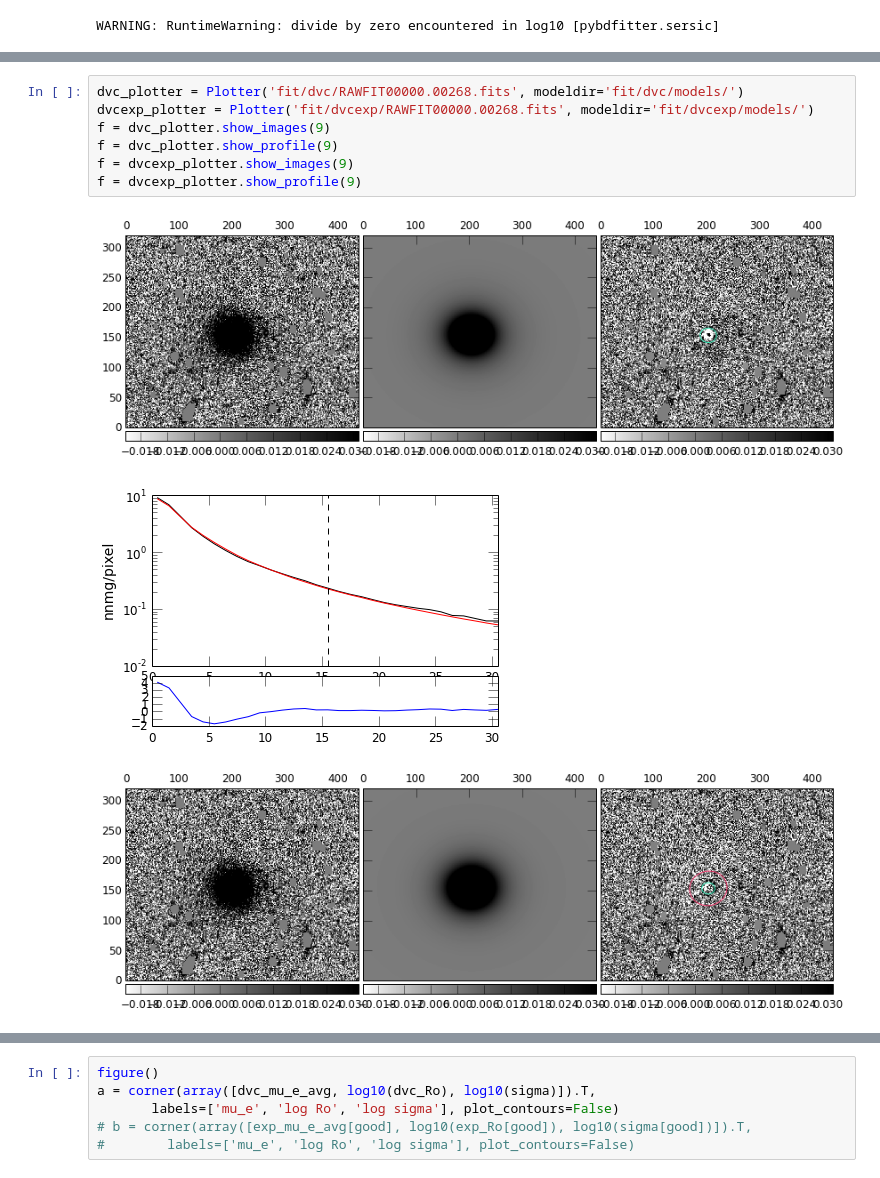
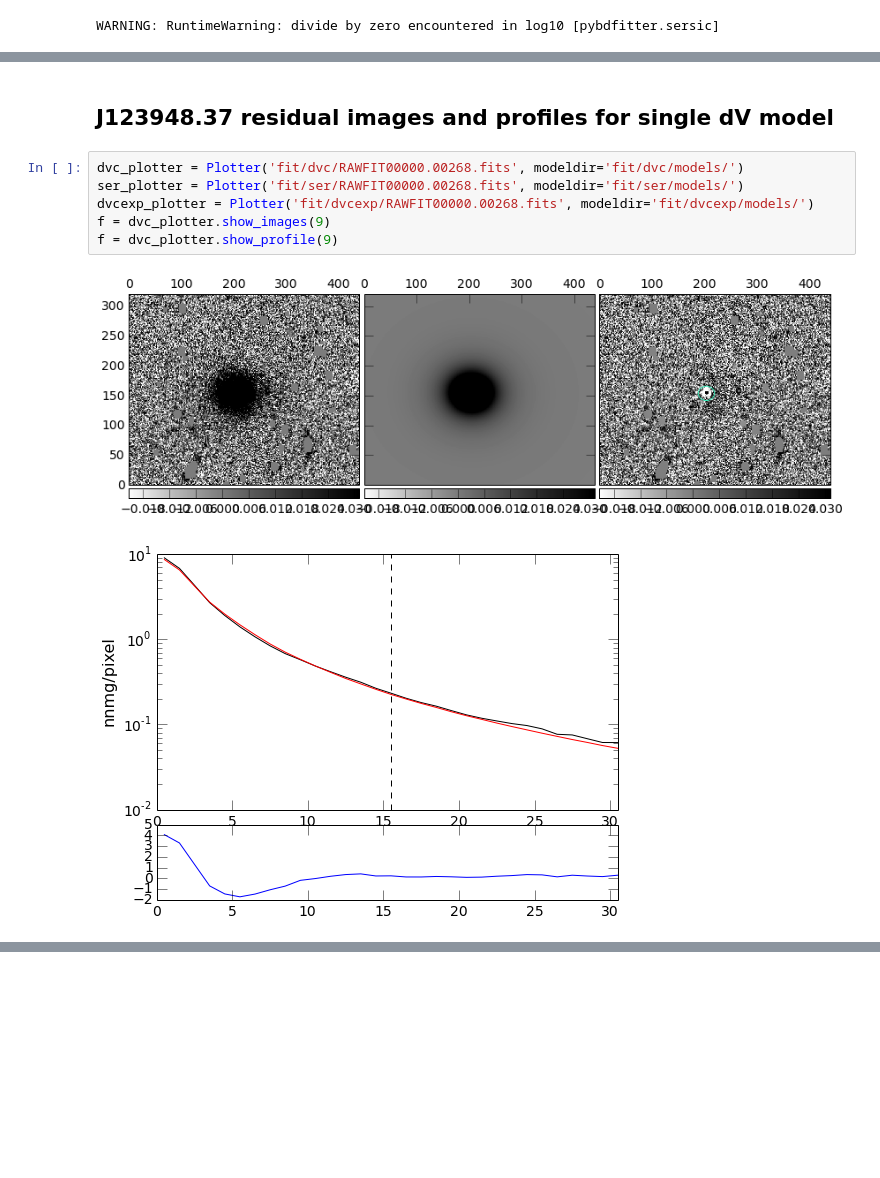
Before and after one commit to smoh/ETGOutskirts, a Jupyter notebook: subsample_test/DVCEXP.ipynb, the cells around one changed output, grey strips where cells are left out. Cells and saved outputs as stored; diff of their text form; blank space fills up the shorter version.

```diff
--- a/subsample_test/DVCEXP.ipynb
+++ b/subsample_test/DVCEXP.ipynb
@@ -100,11 +94,11 @@ dvc.colnames
+# %% [markdown]
+## J123948.37 residual images and profiles for single dV model
 # %%
 dvc_plotter = Plotter('fit/dvc/RAWFIT00000.00268.fits', modeldir='fit/dvc/models/')
+ser_plotter = Plotter('fit/ser/RAWFIT00000.00268.fits', modeldir='fit/ser/models/')
 dvcexp_plotter = Plotter('fit/dvcexp/RAWFIT00000.00268.fits', modeldir='fit/dvcexp/models/')
 f = dvc_plotter.show_images(9)
 f = dvc_plotter.show_profile(9)
-f = dvcexp_plotter.show_images(9)
-f = dvcexp_plotter.show_profile(9)
 # %% [output]
-[figure, old version]
+[figure, new version]
-[figure, old version]
+[figure, new version]
-[figure, removed]
@@ -112,6 +104,0 @@ f = dvcexp_plotter.show_profile(9)
-# %%
-figure()
-a = corner(array([dvc_mu_e_avg, log10(dvc_Ro), log10(sigma)]).T,
-       labels=['mu_e', 'log Ro', 'log sigma'], plot_contours=False)
-# b = corner(array([exp_mu_e_avg[good], log10(exp_Ro[good]), log10(sigma[good])]).T,
-#        labels=['mu_e', 'log Ro', 'log sigma'], plot_contours=False)
```
Also changed, not shown: parts of 7 cells of this notebook, 2 other files.
